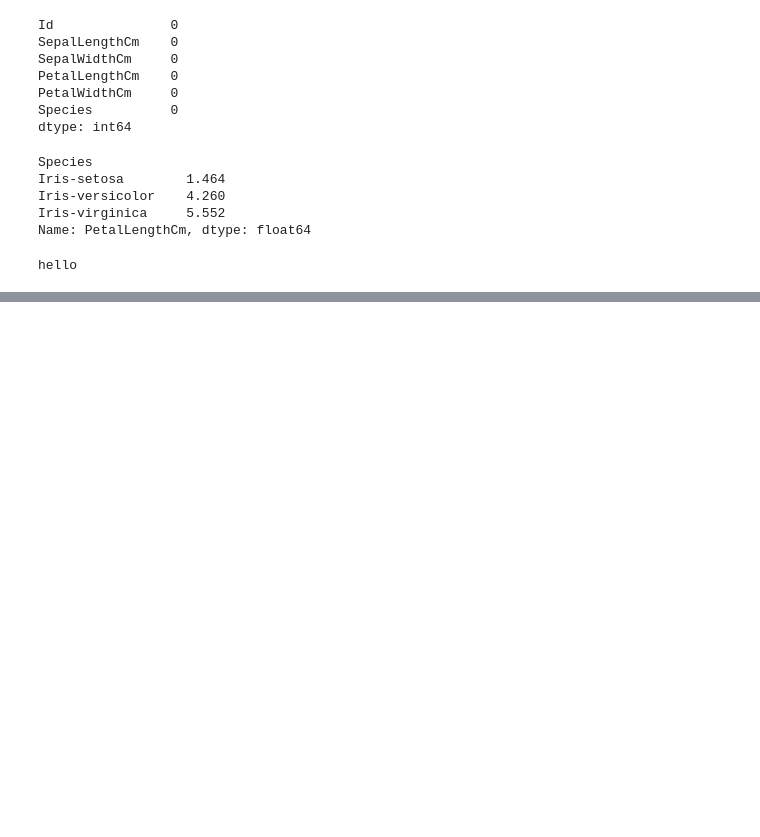
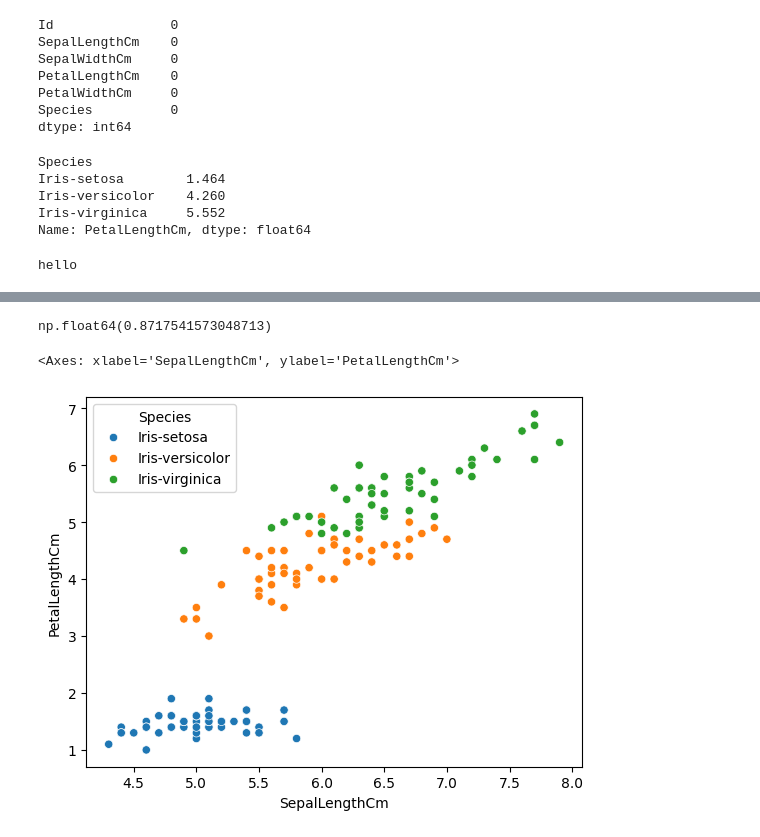
Before and after one commit to Himmu5/data-analysis, a Jupyter notebook: notebooks/iris_analysis.ipynb, the cells around one changed output, grey strips where cells are left out. Drawn from its saved outputs; the diff is of its cells as text; code cells hidden in the pictures; blank space fills up the shorter version.

Commit message:
feat: EDA on iris data

```diff
--- a/notebooks/iris_analysis.ipynb
+++ b/notebooks/iris_analysis.ipynb
@@ -100,0 +123,9 @@ hello
+# %%
+iris_data['SepalLengthCm'].corr(iris_data['PetalLengthCm'])
+# %% [output]
+np.float64(0.8717541573048713)
+# %%
+sns.scatterplot(x='SepalLengthCm', y='PetalLengthCm', data=iris_data, hue='Species')
+# %% [output]
+<Axes: xlabel='SepalLengthCm', ylabel='PetalLengthCm'>
+[figure, added]
```
Also changed, not shown: parts of 3 cells of this notebook.
